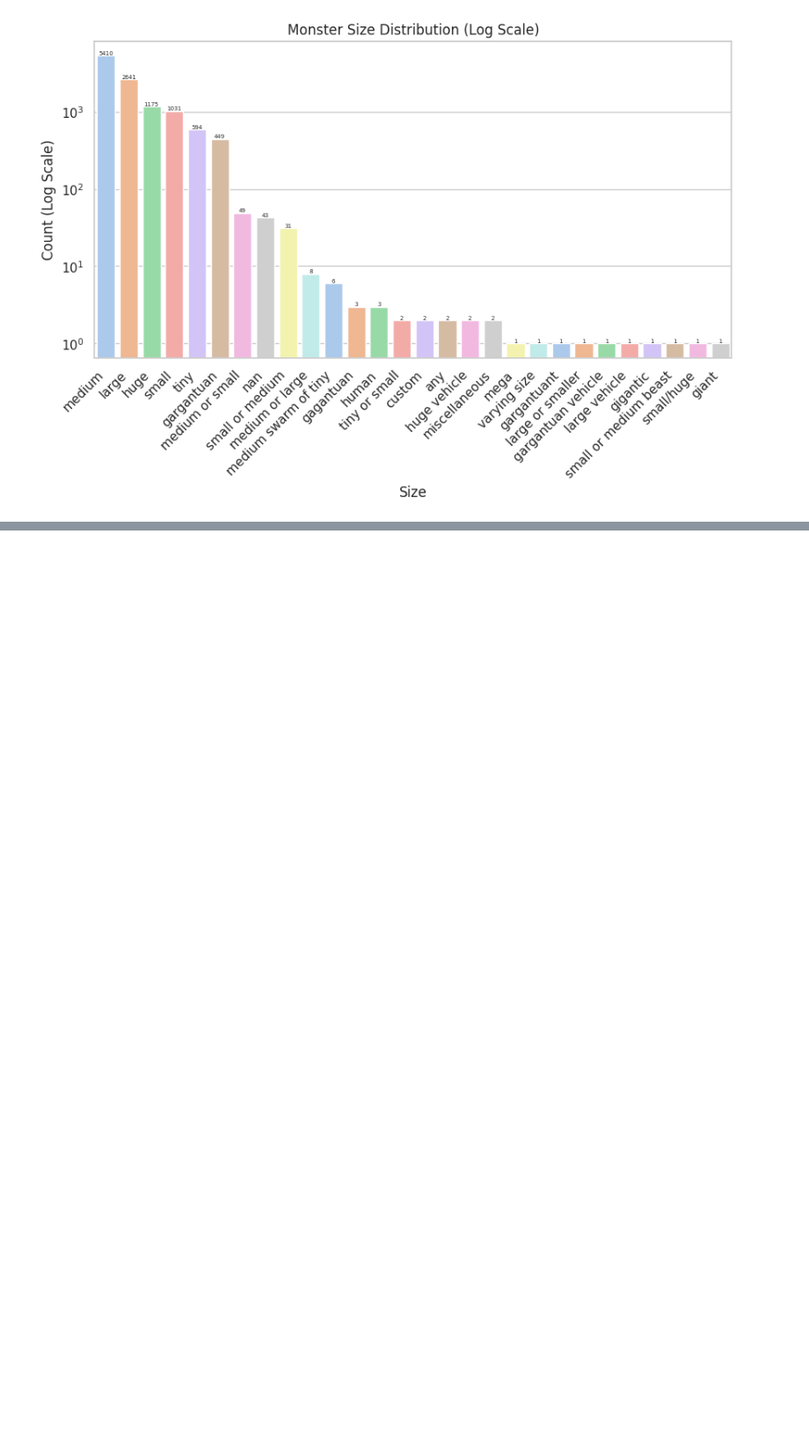
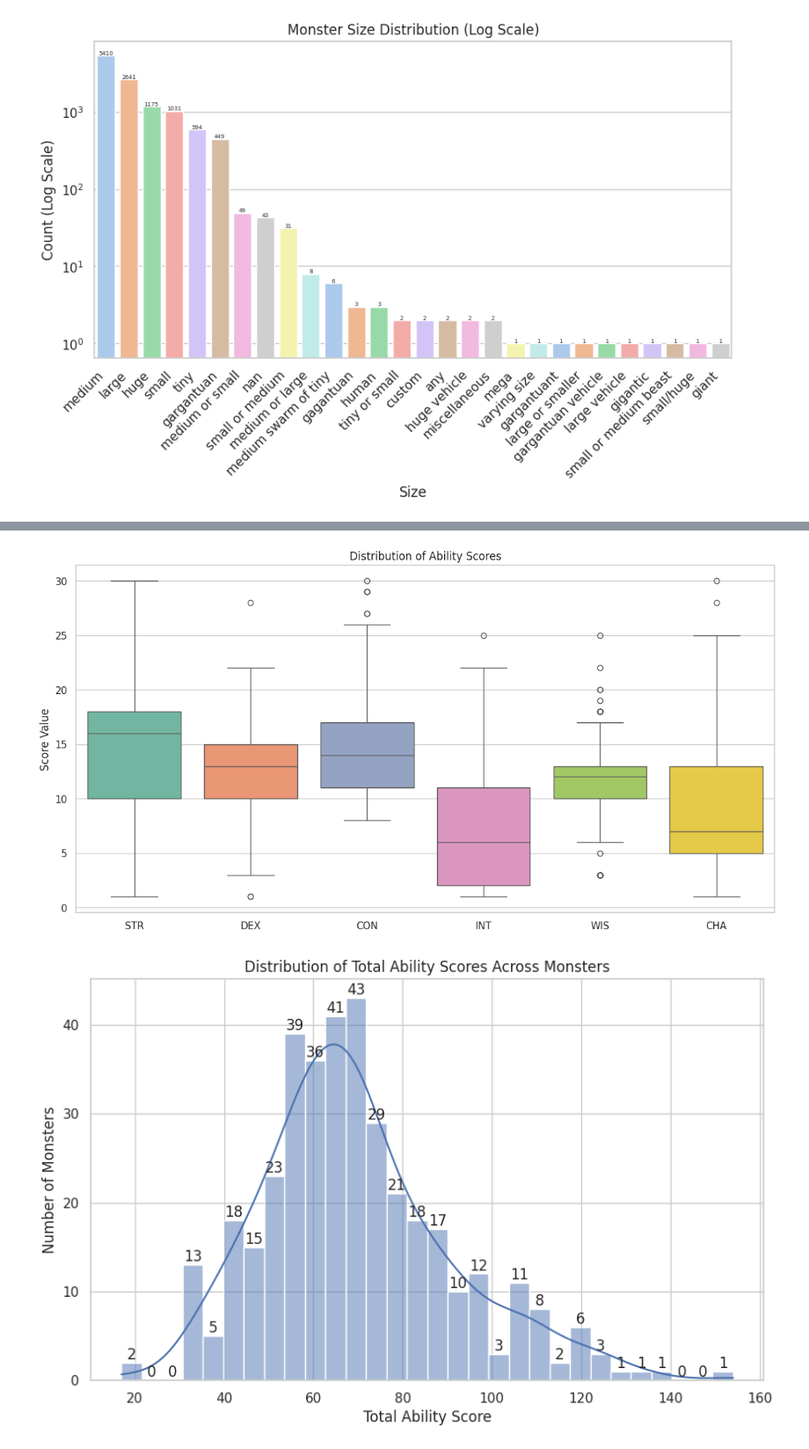
Before and after one commit to baakhoff/research, a Jupyter notebook: notebooks/dnd_research.ipynb, the cells around one changed output, grey strips where cells are left out. Shown: that part at 88% size. Cells and saved outputs as stored; diff of their text form; code cells hidden in the pictures; blank space fills up the shorter version.

```diff
--- a/notebooks/dnd_research.ipynb
+++ b/notebooks/dnd_research.ipynb
@@ -298,12 +317,26 @@ ValueError: Could not interpret value `CR_Clean` for `x`. An entry with this nam
 # %%
 # 5. Ability Score Distributions
 plt.figure(figsize=(14, 7))
 clean_scores = [score + '_Clean' for score in ability_scores]
 sns.boxplot(data=monsters_df_n[clean_scores], palette='Set2')
 plt.title('Distribution of Ability Scores')
 plt.ylabel('Score Value')
 plt.xticks(range(6), ability_scores) # Rename x-axis labels back to clean names
 plt.show()
+
+monsters_df_n['Total_Ability_Score'] = monsters_df_n[clean_scores].sum(axis=1)
+filtered_total_ability_score = monsters_df_n['Total_Ability_Score'].replace(0, pd.NA).dropna()
+plt.figure(figsize=(10, 6))
+sns.histplot(filtered_total_ability_score, kde=True, bins=30, palette='viridis')
+plt.title('Distribution of Total Ability Scores Across Monsters')
+plt.xlabel('Total Ability Score')
+plt.ylabel('Number of Monsters')
+for container in plt.gca().containers:
+    plt.gca().bar_label(container)
+plt.show()
+# %% [output]
+[figure, added]
+[figure, added]
 # %%
 # 6. AC and HP Distributions
 fig, axes = plt.subplots(1, 2, figsize=(16, 6))
```
Also changed, not shown: parts of 7 cells of this notebook.
